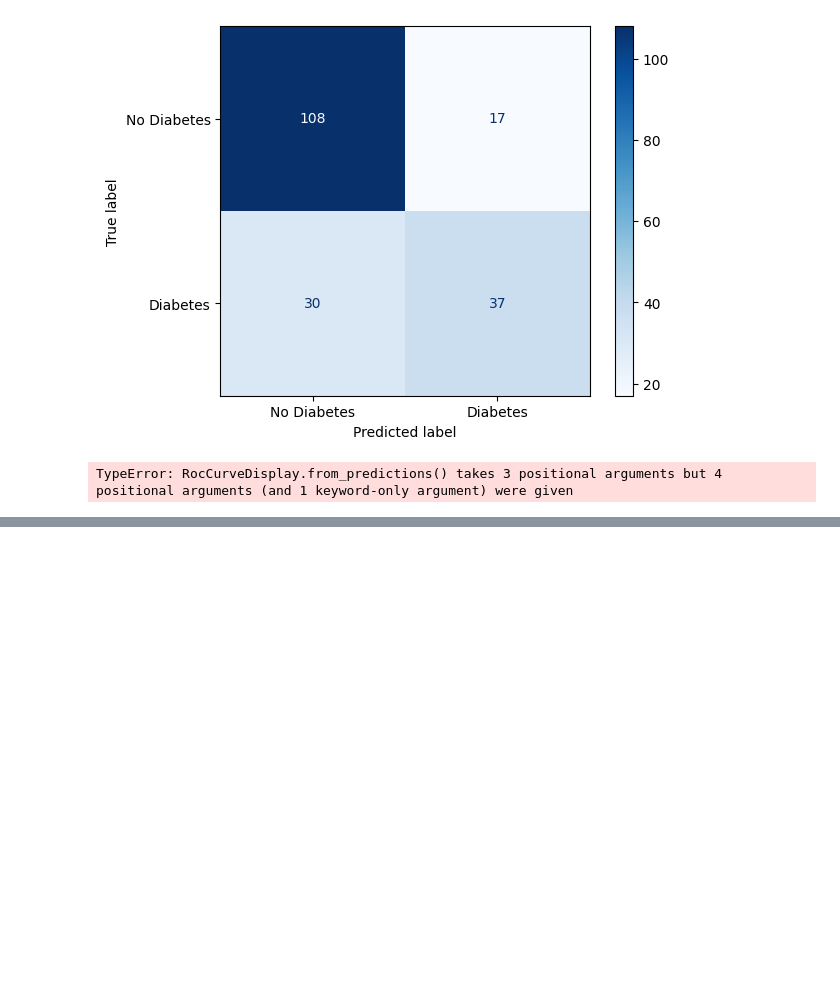
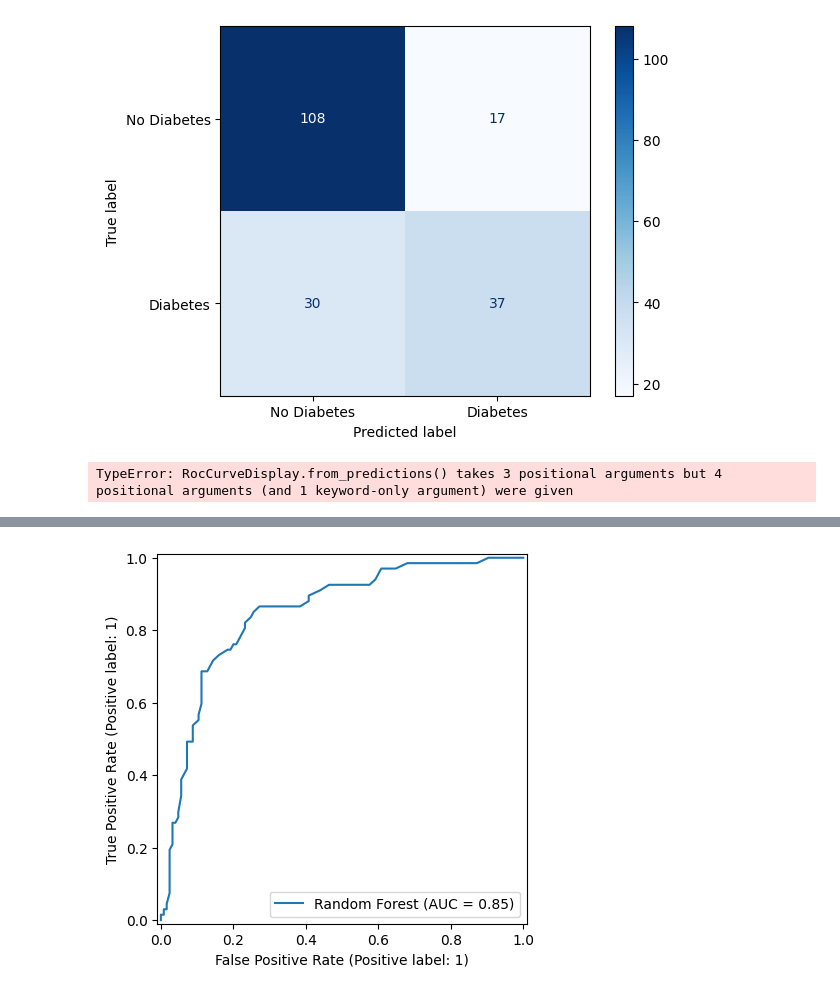
Before and after one commit to Thoprr/MLforDS, a Jupyter notebook: Exo/exo_6.ipynb, the cells around one changed output, grey strips where cells are left out. Drawn from its saved outputs; the diff is of its cells as text; code cells hidden in the pictures; blank space fills up the shorter version.

```diff
--- a/Exo/exo_6.ipynb
+++ b/Exo/exo_6.ipynb
@@ -74,0 +101,7 @@ TypeError: RocCurveDisplay.from_predictions() takes 3 positional arguments but 4
+# %%
+from sklearn.ensemble import RandomForestClassifier
+rf = RandomForestClassifier().fit(X_train, y_train)
+RocCurveDisplay.from_estimator(rf, X_test, y_test, name='Random Forest')
+plt.show()
+# %% [output]
+[figure, added]
```
Also changed, not shown: parts of 3 cells of this notebook.
